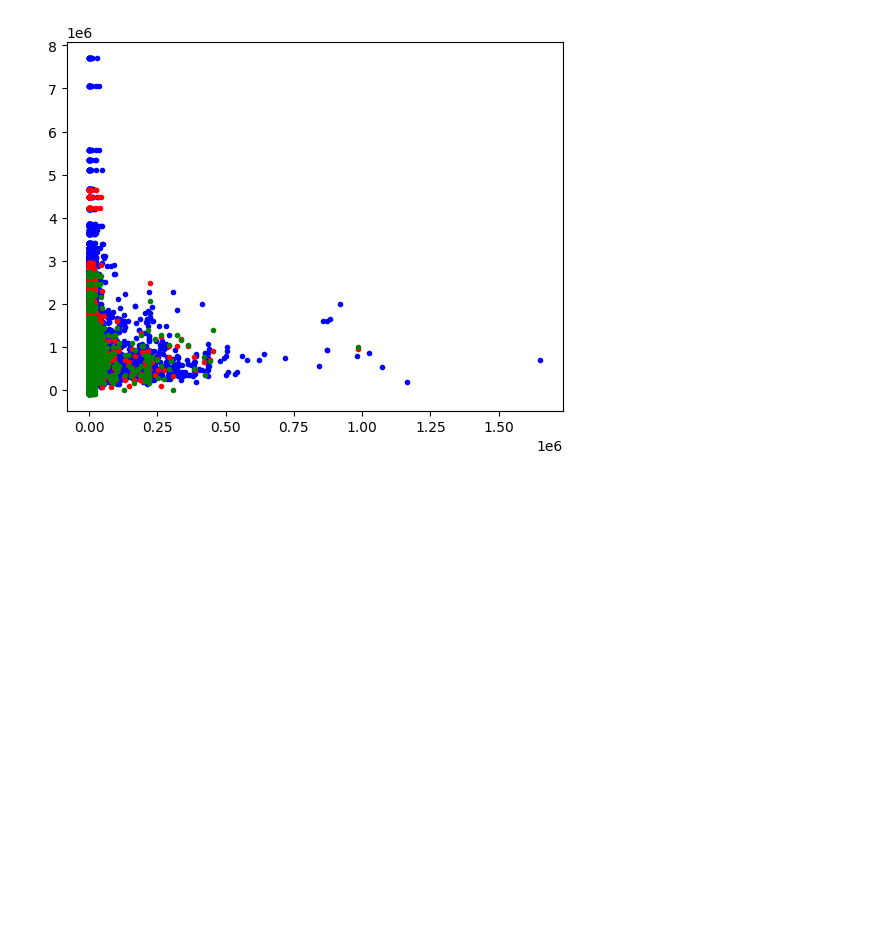
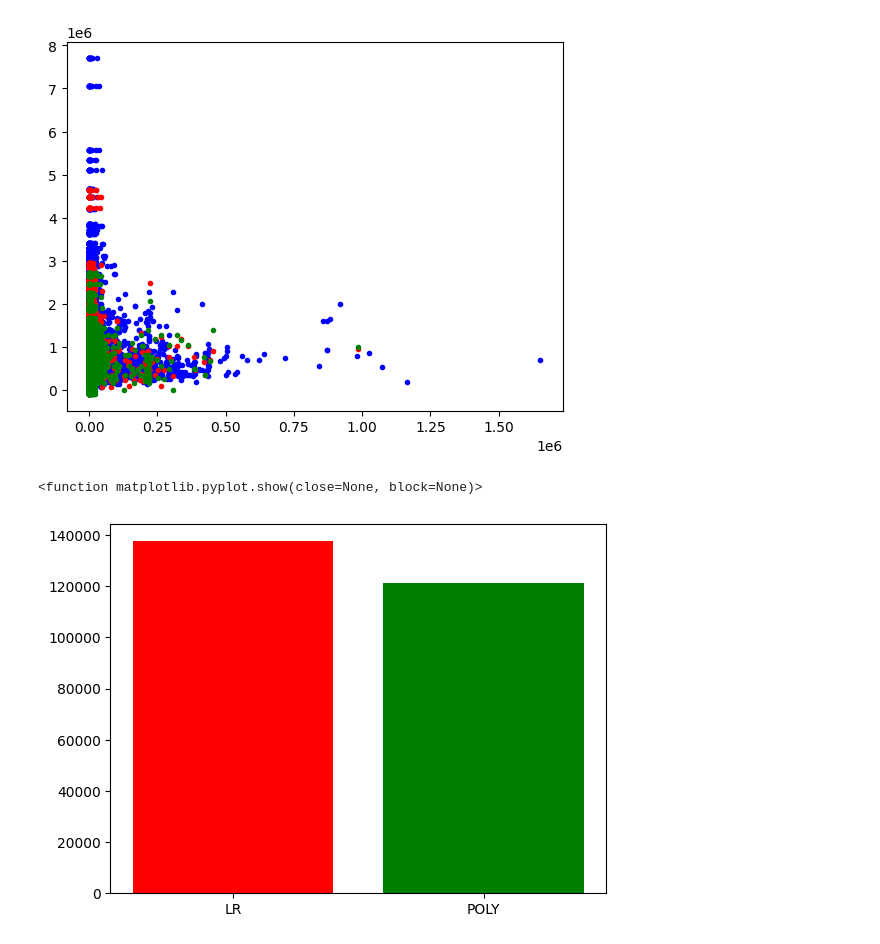
Before and after one commit to PosgradoMNA/actividades-de-aprendizaje-a01793474, a Jupyter notebook: Semana 8/TecMty_Regresion_lineal_polinomial.ipynb, the cells around one changed output. Cells and saved outputs as stored; diff of their text form; code cells hidden in the pictures; blank space fills up the shorter version.

```diff
--- a/Semana 8/TecMty_Regresion_lineal_polinomial.ipynb
+++ b/Semana 8/TecMty_Regresion_lineal_polinomial.ipynb
@@ -465,6 +563,8 @@ from sklearn.linear_model import LinearRegression
 from sklearn.pipeline import Pipeline
 from sklearn.preprocessing import MinMaxScaler
 
+resMAE2=[]
+resr22=[]
 m = Pipeline(steps=(('scale',MinMaxScaler()),
                     ('model',LinearRegression(fit_intercept=True)))
 )
@@ -473,6 +573,9 @@ m.fit(X_train, y_train)
 
 y_fit = m.predict(X_test)
 
+resMAE2.append(metrics.mean_absolute_error(y_test, y_fit))
+resr22.append(r2_score(y_test, y_fit))
+
 print('Error medio Absoluto (MAE):', metrics.mean_absolute_error(y_test, y_fit))
 print('Root Mean Squared Error:', np.sqrt(metrics.mean_squared_error(y_test, y_fit)))
 print('r2_score',r2_score(y_test, y_fit))
@@ -489,6 +592,9 @@ m = Pipeline(steps=(('scale',MinMaxScaler()),
 m.fit(X_train, y_train)
 y_pred=m.predict(X_test)
 
+resMAE2.append(metrics.mean_absolute_error(y_test, y_pred))
+resr22.append(r2_score(y_test, y_pred))
+
 print('Error medio Absoluto (MAE):', metrics.mean_absolute_error(y_test, y_pred))
 print('Root Mean Squared Error:', np.sqrt(metrics.mean_squared_error(y_test, y_pred)))
 print('r2_score',r2_score(y_test, y_pred))
@@ -518,3 +624,13 @@ plt.plot(X_test, y_fit, "g.")
  <matplotlib.lines.Line2D at 0x...>,
  <matplotlib.lines.Line2D at 0x...>]
 [figure]
+# %%
+
+left = [1, 2]
+names=['LR','POLY']
+plt.bar(left, height=resMAE2, tick_label = names,
+        width = 0.8, color = ['red', 'green'])
+plt.show
+# %% [output]
+<function matplotlib.pyplot.show(close=None, block=None)>
+[figure, added]
```
Also changed, not shown: parts of 9 cells of this notebook, 1 other file.
